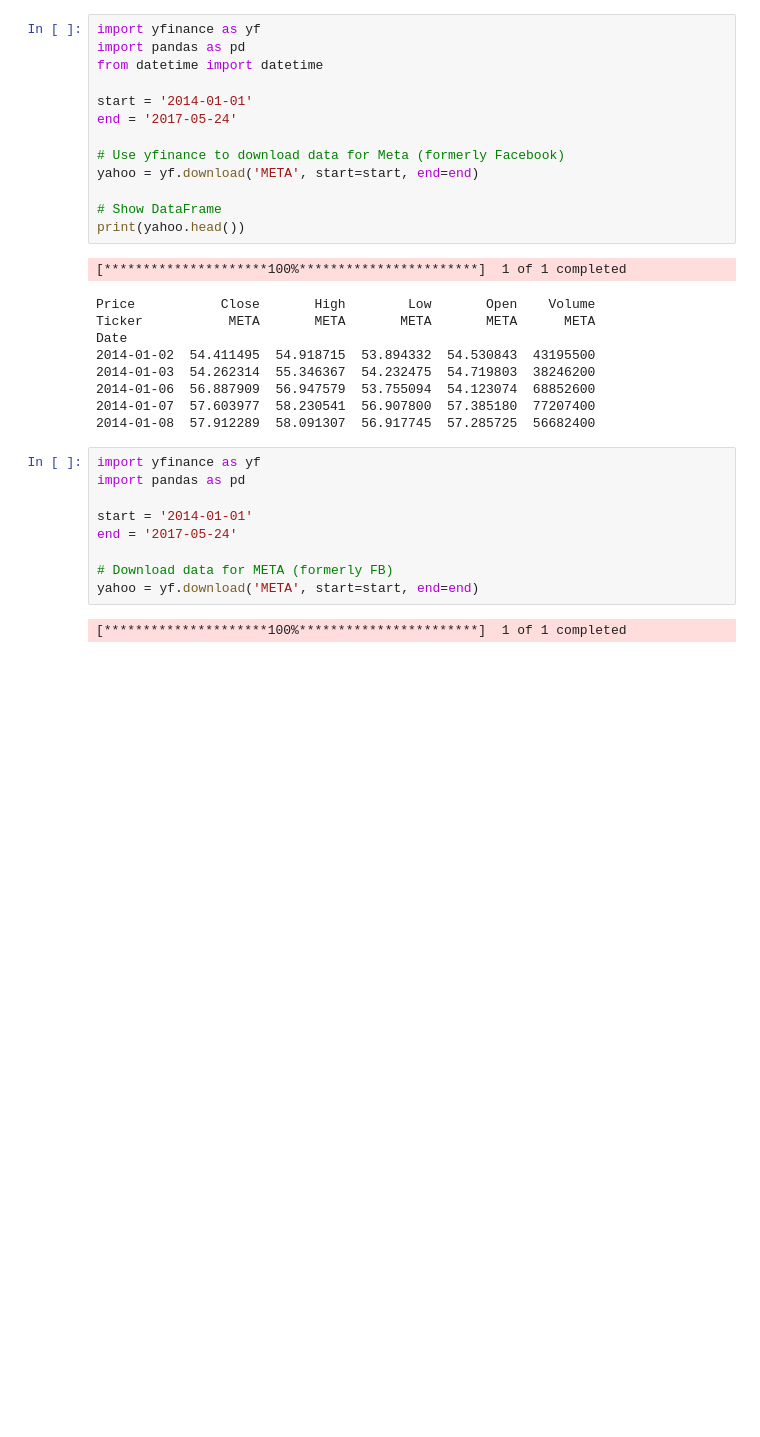
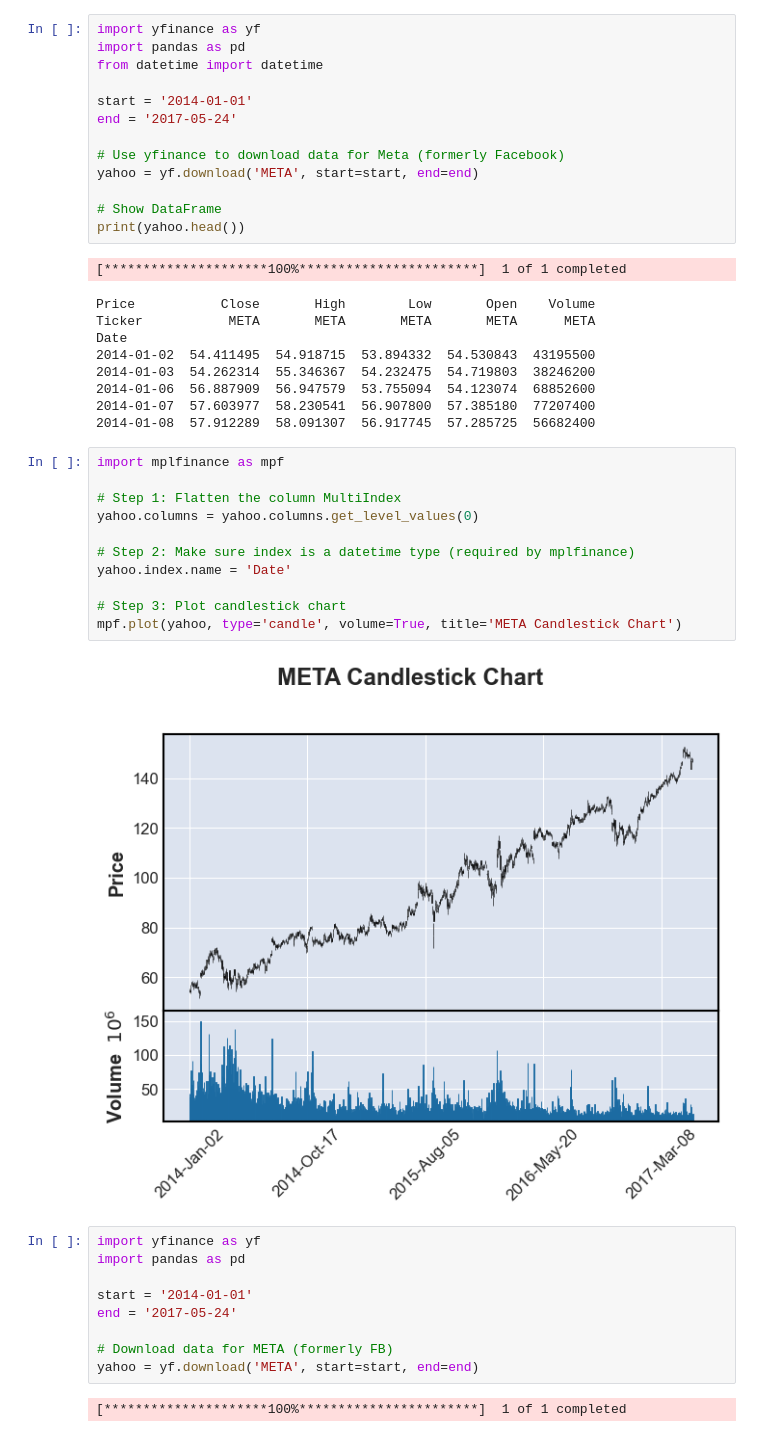
Before and after one commit to Safwannn89/Machine-Learning-for-Algorithmic-Trading-Fixed, a Jupyter notebook: 01_pandas_datareader_demo.ipynb, the cells around one changed output. Cells and saved outputs as stored; diff of their text form; blank space fills up the shorter version.

```diff
--- a/01_pandas_datareader_demo.ipynb
+++ b/01_pandas_datareader_demo.ipynb
@@ -125,6 +125,19 @@ Date
 2014-01-06  56.887909  56.947579  53.755094  54.123074  68852600
 2014-01-07  57.603977  58.230541  56.907800  57.385180  77207400
 2014-01-08  57.912289  58.091307  56.917745  57.285725  56682400
+# %%
+import mplfinance as mpf
+
+# Step 1: Flatten the column MultiIndex
+yahoo.columns = yahoo.columns.get_level_values(0)
+
+# Step 2: Make sure index is a datetime type (required by mplfinance)
+yahoo.index.name = 'Date'
+
+# Step 3: Plot candlestick chart
+mpf.plot(yahoo, type='candle', volume=True, title='META Candlestick Chart')
+# %% [output]
+[figure, added]
 # %%
 import yfinance as yf
 import pandas as pd
```
Also changed, not shown: parts of 5 cells of this notebook.
